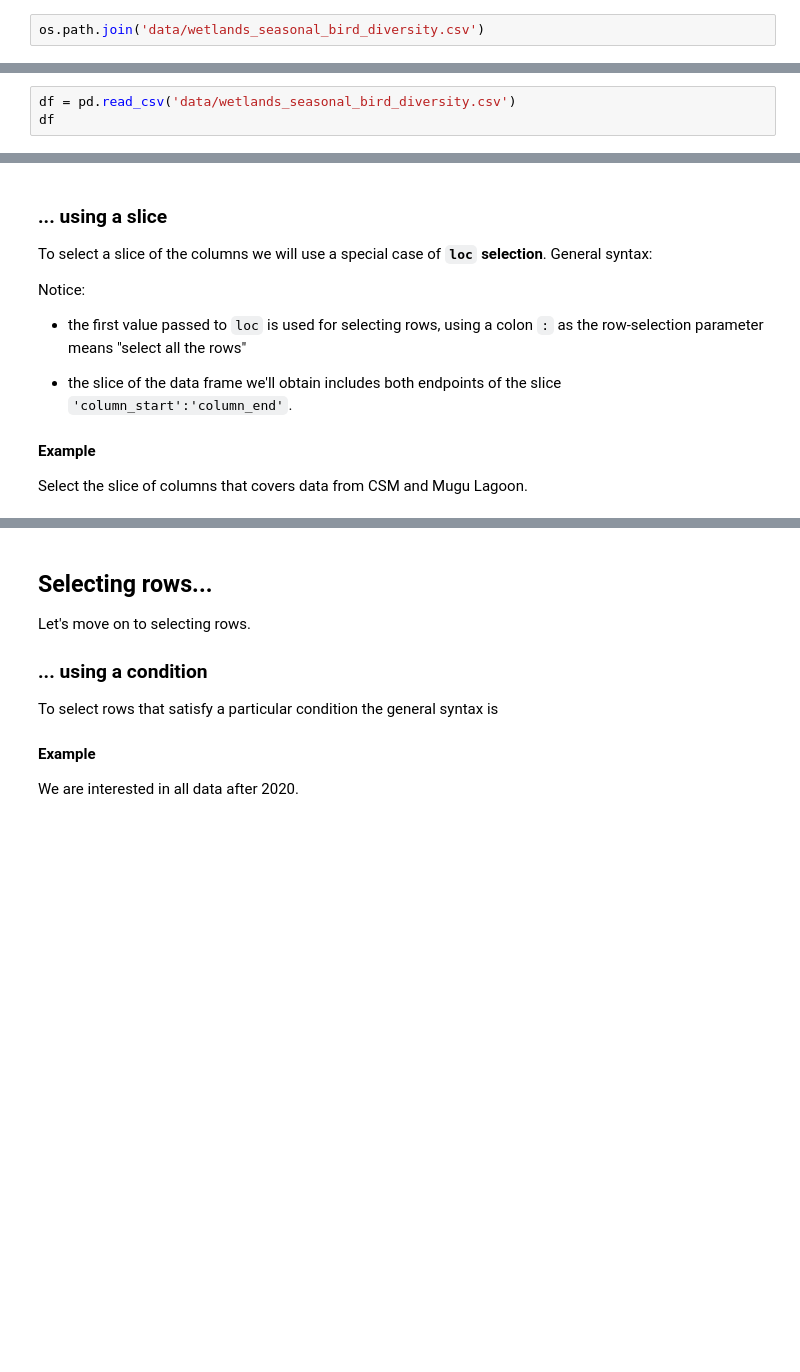
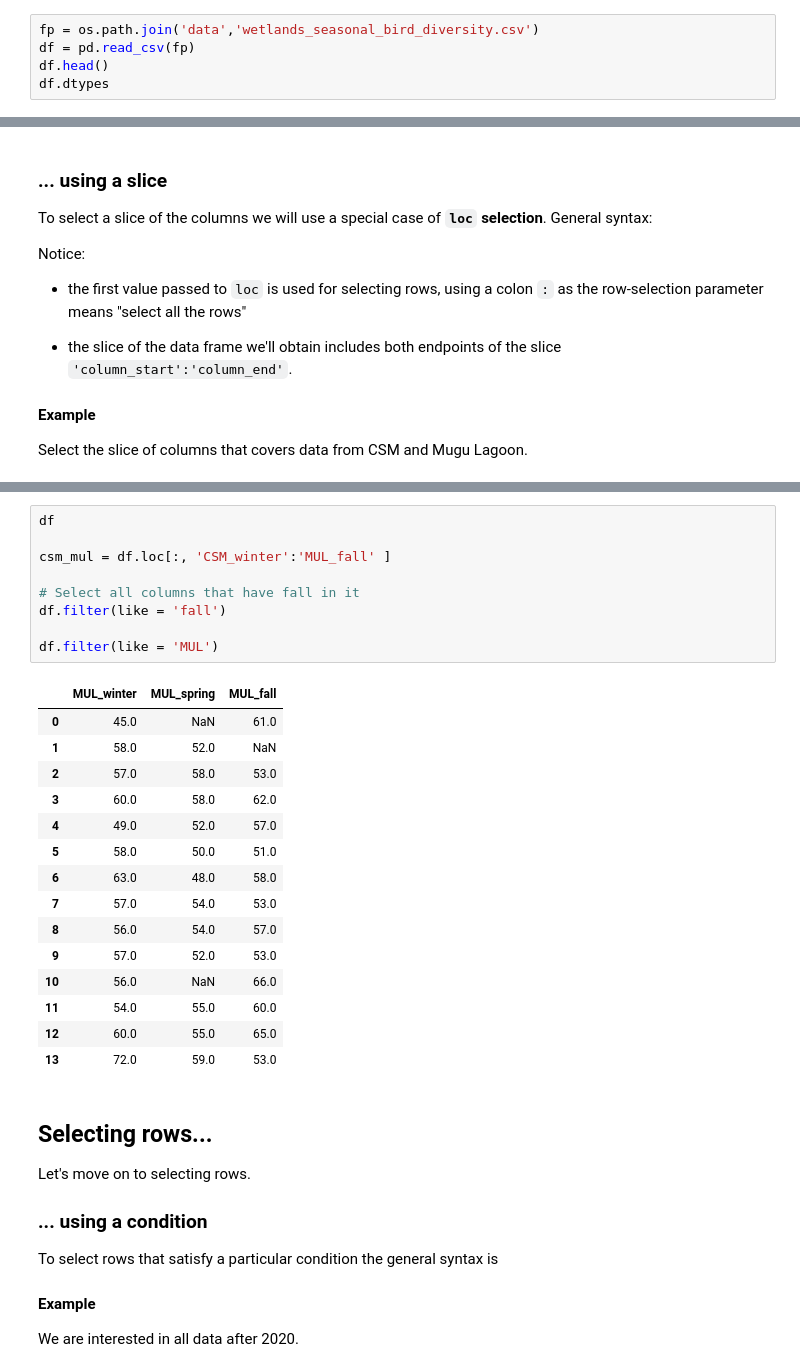
Before and after one commit to sacobjloan/eds220-in-class, a Jupyter notebook: week-1-pandas-subsetting-STUDENTS.ipynb, the cells around one changed output, grey strips where cells are left out. Drawn from its saved outputs; the diff is of its cells as text; blank space fills up the shorter version.

```diff
--- a/week-1-pandas-subsetting-STUDENTS.ipynb
+++ b/week-1-pandas-subsetting-STUDENTS.ipynb
@@ -20,5 +20,8 @@ By the end of this lesson, students will be able to:
 
 To read in a CSV file into our Python workspace we will first use the `os` package to create a reproducible file path:
 # %%
-os.path.join('data/wetlands_seasonal_bird_diversity.csv')
+fp = os.path.join('data','wetlands_seasonal_bird_diversity.csv')
+df = pd.read_csv(fp)
+df.head()
+df.dtypes
 # %% [output]
@@ -27,6 +43,3 @@ os.path.join('data/wetlands_seasonal_bird_diversity.csv')
 `os` is a package that provides functions for interacting with the operating system, allowing us to perform tasks like file manipulation in a platform-independent way.
 
 `os.path.join()`: create file paths that work on any operating system, making your code more portable.
-# %%
-df = pd.read_csv('data/wetlands_seasonal_bird_diversity.csv')
-df
@@ -197,3 +196,28 @@ Select the slice of columns that covers data from CSM and Mugu Lagoon.
+# %%
+df
+
+csm_mul = df.loc[:, 'CSM_winter':'MUL_fall' ]
+
+# Select all columns that have fall in it
+df.filter(like = 'fall')
+
+df.filter(like = 'MUL')
+# %% [output]
+|  | MUL_winter | MUL_spring | MUL_fall |
+| 0 | 45.0 | NaN | 61.0 |
+| 1 | 58.0 | 52.0 | NaN |
+| 2 | 57.0 | 58.0 | 53.0 |
+| 3 | 60.0 | 58.0 | 62.0 |
+| 4 | 49.0 | 52.0 | 57.0 |
+| 5 | 58.0 | 50.0 | 51.0 |
+| 6 | 63.0 | 48.0 | 58.0 |
+| 7 | 57.0 | 54.0 | 53.0 |
+| 8 | 56.0 | 54.0 | 57.0 |
+| 9 | 57.0 | 52.0 | 53.0 |
+| 10 | 56.0 | NaN | 66.0 |
+| 11 | 54.0 | 55.0 | 60.0 |
+| 12 | 60.0 | 55.0 | 65.0 |
+| 13 | 72.0 | 59.0 | 53.0 |
 # %% [markdown]
 ## Selecting rows...
 Let's move on to selecting rows.
```
Also changed, not shown: parts of 34 cells of this notebook, 2 other files.
